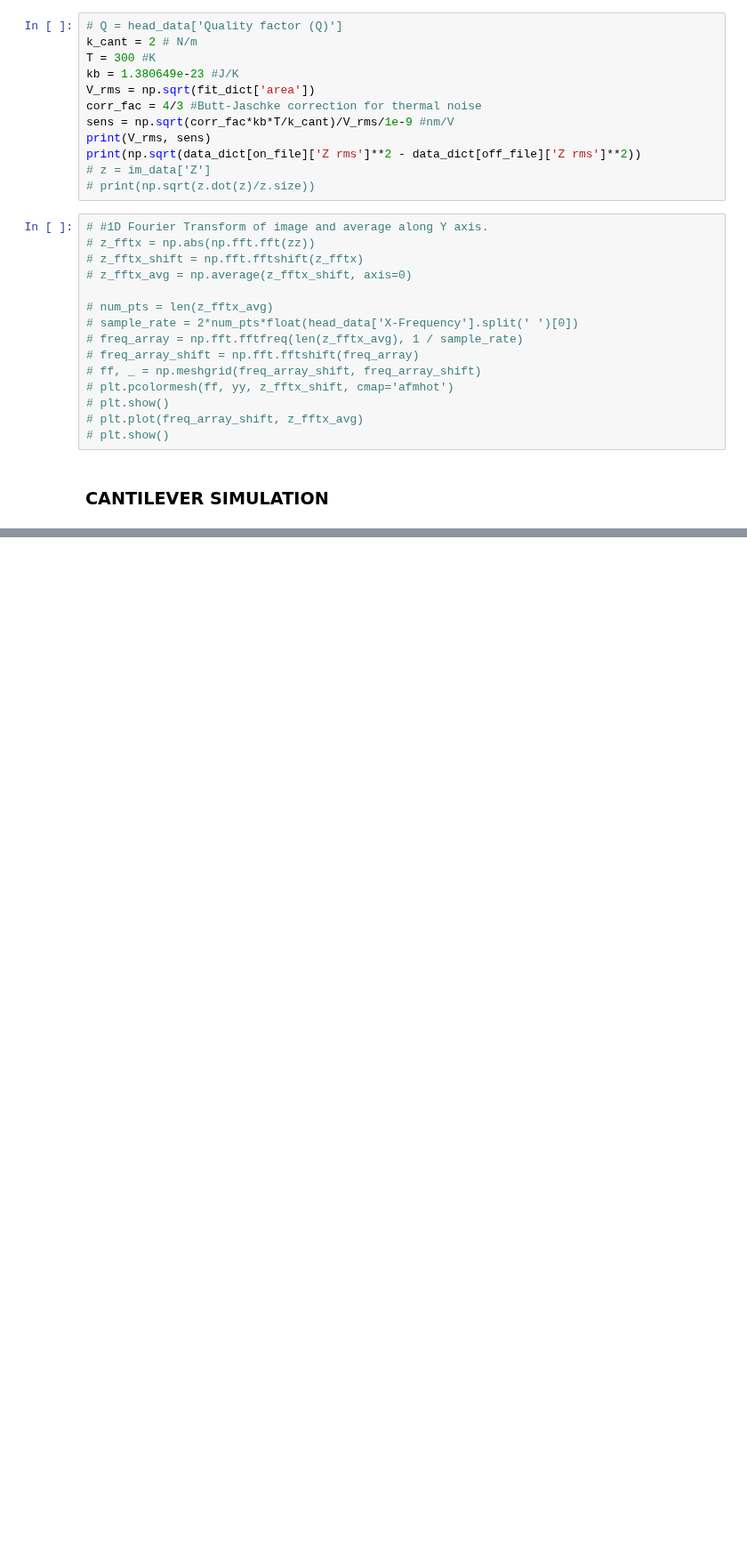
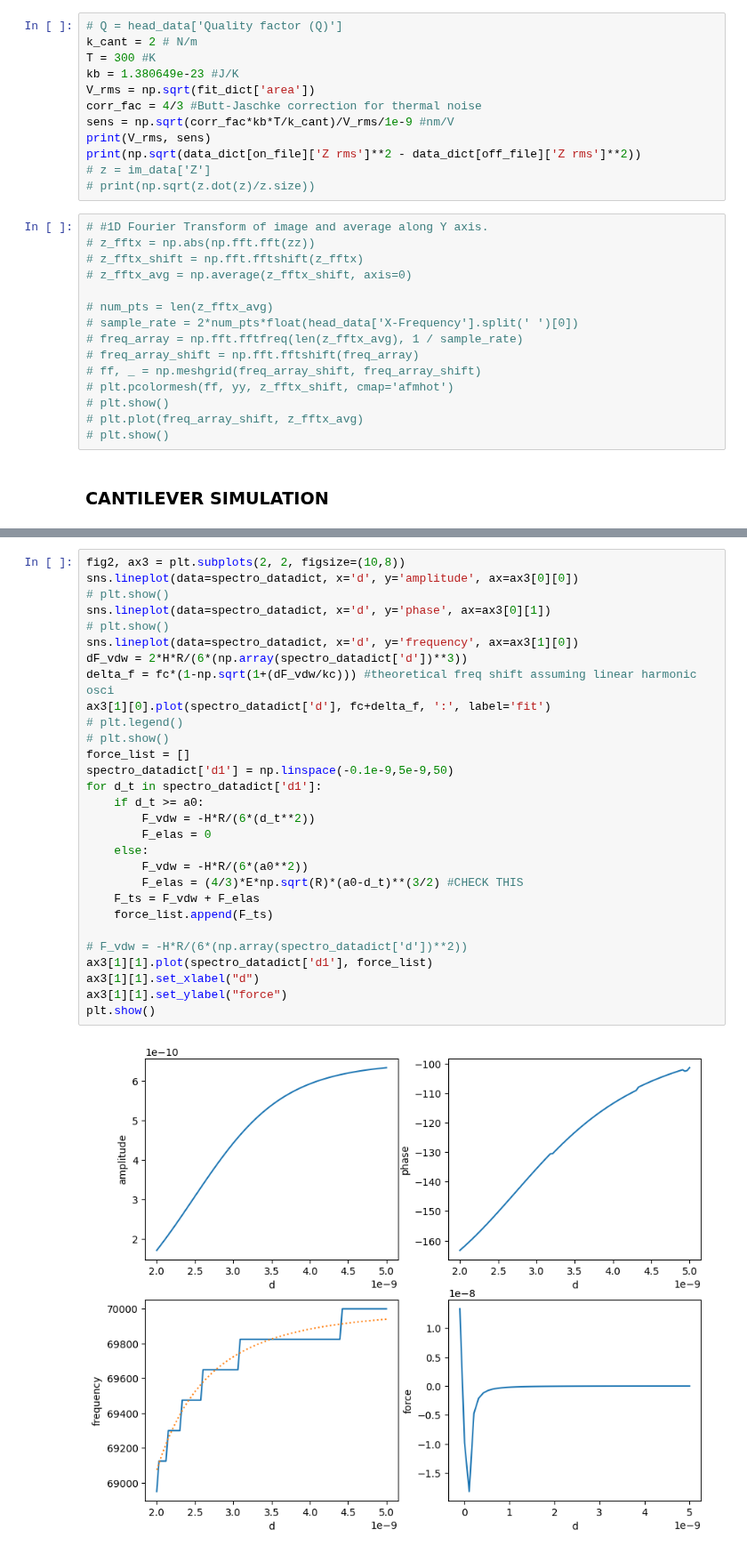
Before and after one commit to PranavSudersan/AFM-Dashboard, a Jupyter notebook: AFM Dashboard.ipynb, the cells around one changed output, grey strips where cells are left out. Shown at 89% size. Saved outputs shown, nothing was run; the diff lists cells and outputs as text; blank space fills up the shorter version.

Commit message:
cantilever simulation: added frequency shift calculation (linear) using Runge-Kutta made pretty plots

```diff
--- a/AFM Dashboard.ipynb
+++ b/AFM Dashboard.ipynb
@@ -5593 +5699,32 @@ print((max(x_list)-min(x_list))/2, amplitude, phase, freq_peak, fc-freq_peak, 2*
+# %%
+fig2, ax3 = plt.subplots(2, 2, figsize=(10,8))
+sns.lineplot(data=spectro_datadict, x='d', y='amplitude', ax=ax3[0][0])
+# plt.show()
+sns.lineplot(data=spectro_datadict, x='d', y='phase', ax=ax3[0][1])
+# plt.show()
+sns.lineplot(data=spectro_datadict, x='d', y='frequency', ax=ax3[1][0])
+dF_vdw = 2*H*R/(6*(np.array(spectro_datadict['d'])**3))
+delta_f = fc*(1-np.sqrt(1+(dF_vdw/kc))) #theoretical freq shift assuming linear harmonic osci
+ax3[1][0].plot(spectro_datadict['d'], fc+delta_f, ':', label='fit')
+# plt.legend()
+# plt.show()
+force_list = []
+spectro_datadict['d1'] = np.linspace(-0.1e-9,5e-9,50)
+for d_t in spectro_datadict['d1']:
+    if d_t >= a0:
+        F_vdw = -H*R/(6*(d_t**2))
+        F_elas = 0
+    else:
+        F_vdw = -H*R/(6*(a0**2))
+        F_elas = (4/3)*E*np.sqrt(R)*(a0-d_t)**(3/2) #CHECK THIS
+    F_ts = F_vdw + F_elas
+    force_list.append(F_ts)
+
+# F_vdw = -H*R/(6*(np.array(spectro_datadict['d'])**2))
+ax3[1][1].plot(spectro_datadict['d1'], force_list)
+ax3[1][1].set_xlabel("d")
+ax3[1][1].set_ylabel("force")
+plt.show()
+# %% [output]
+[figure, added]
 # %%
```
Also changed, not shown: parts of 7 cells of this notebook.
